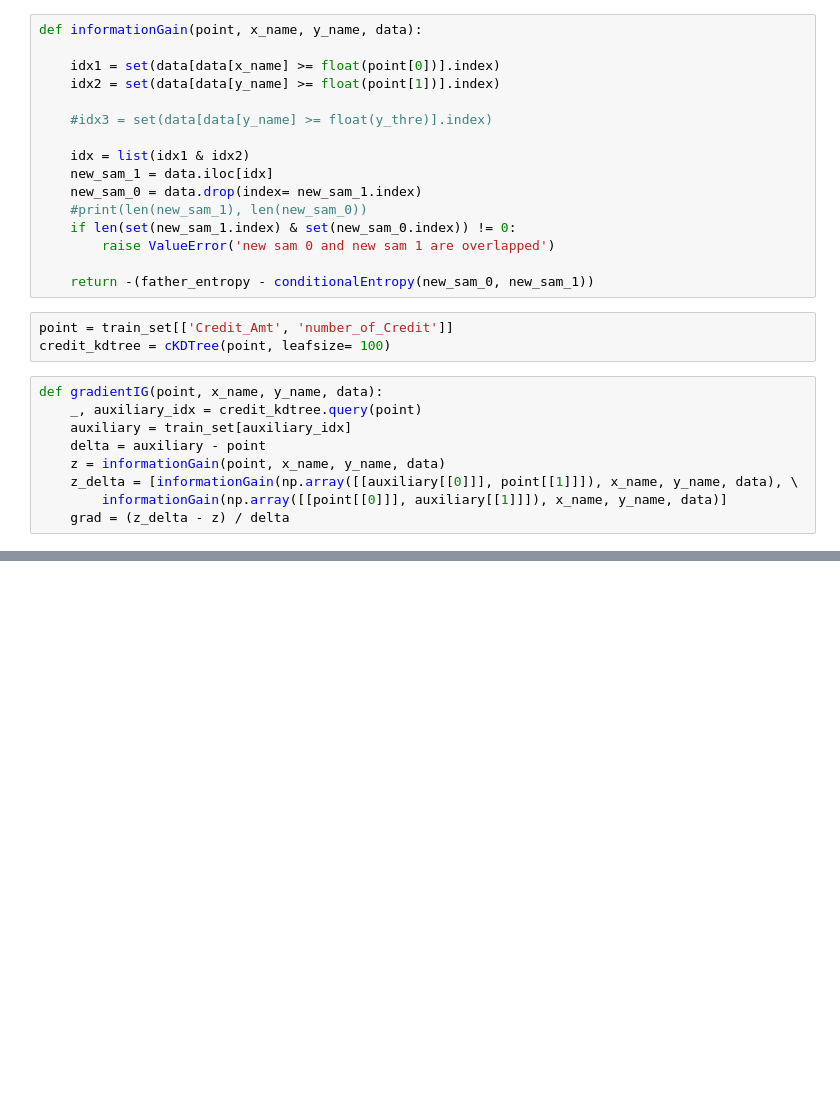
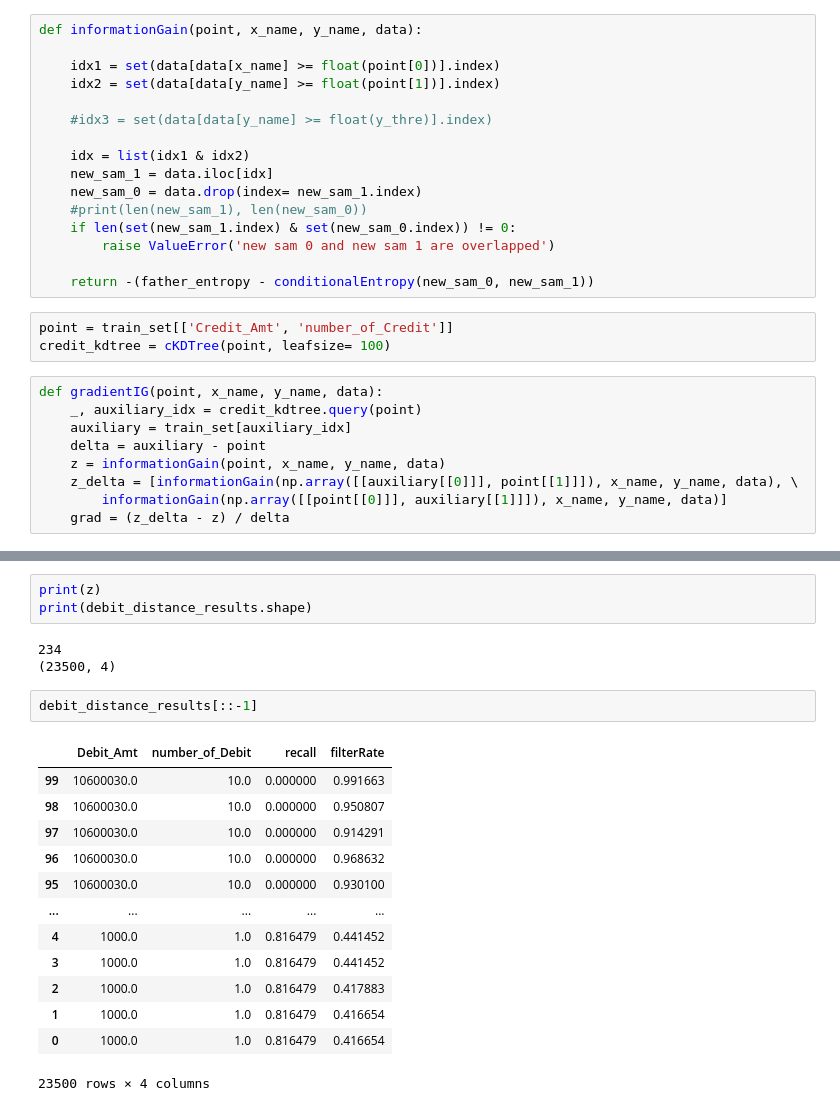
Before and after one commit to eason758/MetaEdge, a Jupyter notebook: code_review.ipynb, the cells around one changed output, grey strips where cells are left out. Drawn from its saved outputs; the diff is of its cells as text; blank space fills up the shorter version.

```diff
--- a/code_review.ipynb
+++ b/code_review.ipynb
@@ -292,0 +394,22 @@ def gradientIG(point, x_name, y_name, data):
+# %%
+print(z)
+print(debit_distance_results.shape)
+# %% [output]
+234
+(23500, 4)
+# %%
+debit_distance_results[::-1]
+# %% [output]
+|  | Debit_Amt | number_of_Debit | recall | filterRate |
+| 99 | 10600030.0 | 10.0 | 0.000000 | 0.991663 |
+| 98 | 10600030.0 | 10.0 | 0.000000 | 0.950807 |
+| 97 | 10600030.0 | 10.0 | 0.000000 | 0.914291 |
+| 96 | 10600030.0 | 10.0 | 0.000000 | 0.968632 |
+| 95 | 10600030.0 | 10.0 | 0.000000 | 0.930100 |
+| ... | ... | ... | ... | ... |
+| 4 | 1000.0 | 1.0 | 0.816479 | 0.441452 |
+| 3 | 1000.0 | 1.0 | 0.816479 | 0.441452 |
+| 2 | 1000.0 | 1.0 | 0.816479 | 0.417883 |
+| 1 | 1000.0 | 1.0 | 0.816479 | 0.416654 |
+| 0 | 1000.0 | 1.0 | 0.816479 | 0.416654 |
+23500 rows × 4 columns
```
Also changed, not shown: parts of 19 cells of this notebook, 16 other files.
